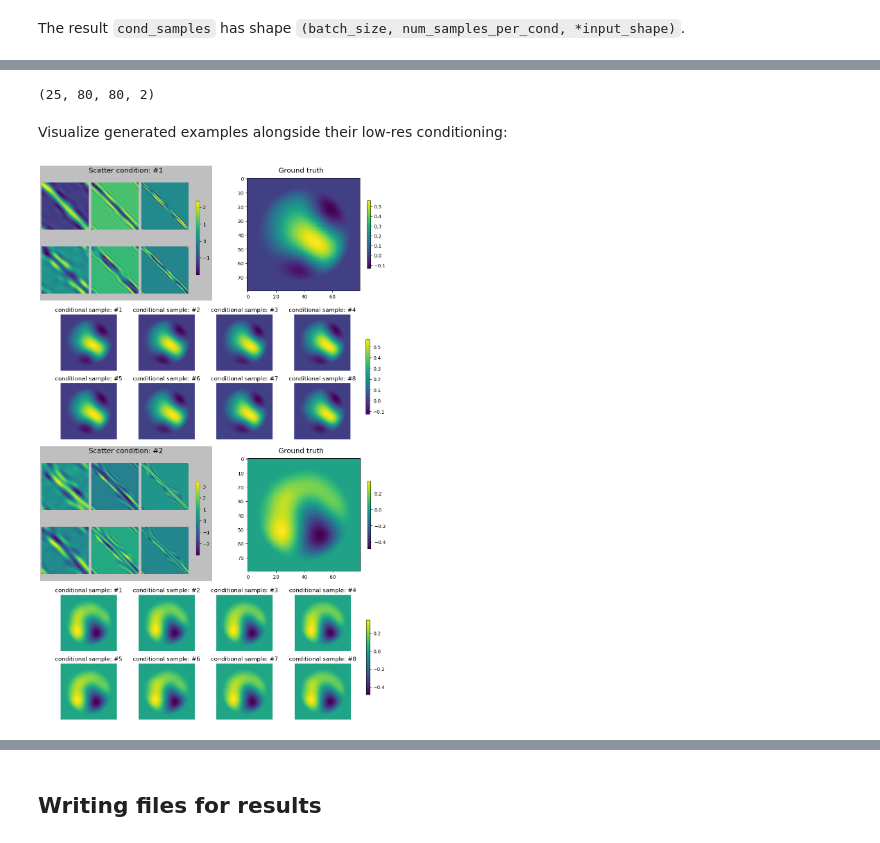
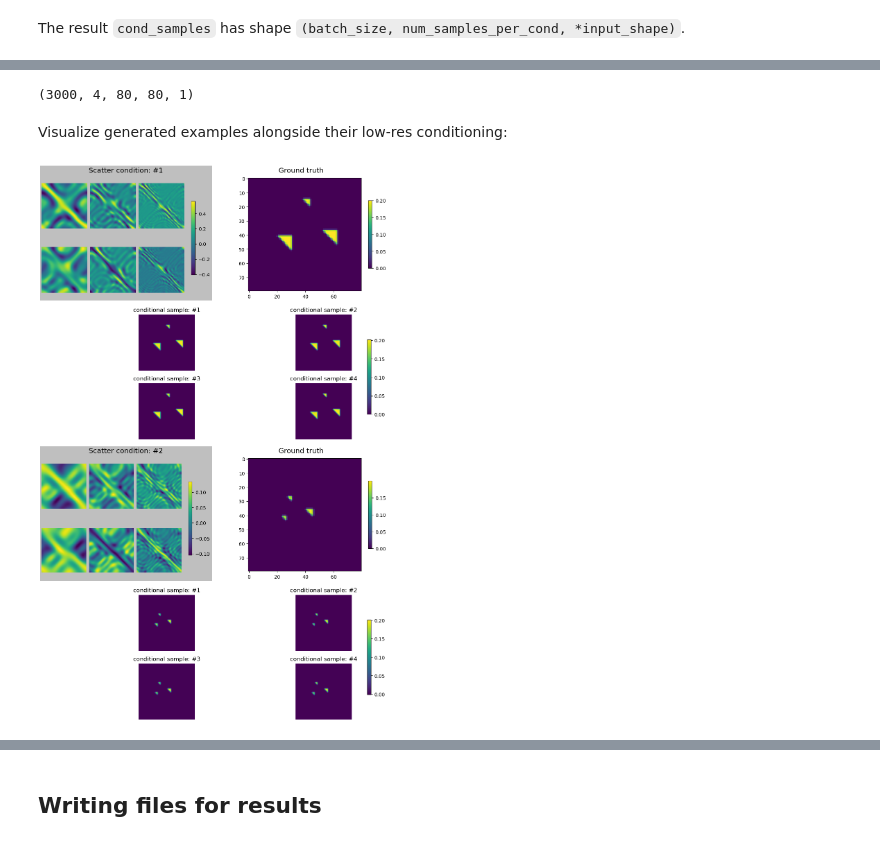
Before and after one commit to maguerrap/Inverse_Scattering, a Jupyter notebook: Notebooks/guided_diffusion_conditional.ipynb, the cells around one changed output, grey strips where cells are left out. Cells and saved outputs as stored; diff of their text form; code cells hidden in the pictures.

```diff
--- a/Notebooks/guided_diffusion_conditional.ipynb
+++ b/Notebooks/guided_diffusion_conditional.ipynb
@@ -298,13 +352,12 @@ scatter_test_norm = scatter_test - np.mean(scatter_train,axis=0)
 # %%
-batch_size_test = 25
+batch_size_test = 100
+test_batch_conds = []
 dict_data_test = {}
 dict_data_test["cond"] = {"channel:scatter": scatter_test_norm}
 dataset_test = tf.data.Dataset.from_tensor_slices(dict_data_test)
-dataset_test = dataset_test.repeat()
 dataset_test = dataset_test.batch(batch_size_test)
 dataset_test = dataset_test.prefetch(tf.data.AUTOTUNE)
 dataset_test = dataset_test.as_numpy_iterator()
-test_batch_cond = next(iter(dataset_test))["cond"]
 # %% [markdown]
 The vectorized generate function is applied to the loaded batch. The vectorization occurs for the leading dimensions of both the random seed and the condition (for those unfamiliarized with vectorized operations in jax, think of a more efficient `for` loop that iterates over the random seeds and batch conditions zipped together).
 # %%
@@ -316,2 +369,14 @@ cond_samples = jax.vmap(generate, in_axes=(0, 0, None))(
+# %%
+cond_samples_all = np.zeros((30,batch_size_test,num_samples_per_cond,80,80,1))
+i = 0
+for batch in dataset_test:
+    test_batch_cond = batch['cond']
+    cond_samples = jax.vmap(generate, in_axes=(0, 0, None))(
+        jax.random.split(jax.random.PRNGKey(8888), batch_size_test),
+        test_batch_cond,
+        None,  # Guidance inputs = None since no guidance transforms involved
+    )
+    cond_samples_all[i,:,:,:,:,:] = cond_samples
+    i += 1
 # %% [markdown]
 The result `cond_samples` has shape `(batch_size, num_samples_per_cond, *input_shape)`.
@@ -322,14 +387,17 @@ print(cond_samples.shape)
 # %%
-cond_samples_denorm = np.zeros((batch_size_test,num_samples_per_cond,80,80,1))
-test_batch_cond_denorm = np.zeros((batch_size_test,80,80,2))
-for i in range(batch_size_test):
-    test_batch_cond_denorm[i,:,:,:] = test_batch_cond["channel:scatter"][i,:,:,:] + np.mean(scatter_train,axis=0)
-    for j in range(num_samples_per_cond):
-        cond_samples_denorm[i,j,:,:,:] = cond_samples[i,j,:,:,:] + np.mean(eta_re_train,axis=0)
+cond_samples_denorm = np.zeros((30,batch_size_test,num_samples_per_cond,80,80,1))
+#test_batch_cond_denorm = np.zeros((30,batch_size_test,80,80,2))
+for k in range(30):
+    for i in range(batch_size_test):
+        #test_batch_cond_denorm[k,i,:,:,:] = test_batch_conds[k]["channel:scatter"][i,:,:,:] + np.mean(scatter_train,axis=0)
+        for j in range(num_samples_per_cond):
+            cond_samples_denorm[k,i,j,:,:,:] = cond_samples_all[k,i,j,:,:,:] + np.mean(eta_re_train,axis=0)
+# %%
+cond_samples_denorm_ = cond_samples_denorm.reshape((3000,4,80,80,1))
 # %%
-test_batch_cond_denorm.shape
+cond_samples_denorm_.shape
 # %% [output]
-(25, 80, 80, 2)
+(3000, 4, 80, 80, 1)
 # %%
 dict_data_test = {}
 dict_data_test["truth"] = {"eta": eta_re_test}
@@ -342,7 +410,7 @@ test_batch_eta = next(iter(dataset_test))["truth"]
 # %% [markdown]
 Visualize generated examples alongside their low-res conditioning:
 # %%
-num_samples_per_cond_plot = 8
+num_samples_per_cond_plot = 4
 fig = plt.figure(layout='constrained', figsize=(10, 16))
 subfigs = fig.subfigures(2, 1, wspace=0.07)
 for i in range(2):
@@ -355,41 +423,41 @@ for i in range(2):
     l = 0
     for k in range(3):
         for j in range(2):
-            im = axsLeft[j,k].imshow(test_batch_cond_denorm[i, :, :, l])#,vmin=-2.5, vmax=2.5)
+            im = axsLeft[j,k].imshow(scatter_test[i, :, :, l])#,vmin=-2.5, vmax=2.5)
             #print(test_batch_cond_denorm[i, :, :, l].shape)
             l += 1
             axsLeft[j,k].axis("off")
     subfigsnest1[0].suptitle(f"Scatter condition: #{i + 1}", fontsize='x-large')
     subfigsnest1[0].colorbar(im,shrink=0.6, ax=axsLeft, location='right')
 
     axsRight = subfigsnest1[1].subplots(1, 1)
-    im_eta = axsRight.imshow(test_batch_eta["eta"][i, :, :, 0])
+    im_eta = axsRight.imshow(eta_re_test[i, :, :, 0])
 
     #subfigs[1].set_facecolor('0.85')
     #subfigs[1].colorbar(pc, shrink=0.6, ax=axsRight)
     subfigsnest1[1].suptitle('Ground truth', fontsize='x-large')
     subfigsnest1[1].colorbar(im_eta,shrink=0.6, ax=axsRight)
     #fig.suptitle('Scatter and ground truth', fontsize='xx-large')
 
     # Plot generated samples.
     ax = subfigsnest[1].subplots(
               2, int(num_samples_per_cond_plot/2))#, figsize=(num_samples_per_cond_plot*2, 4))
     l = 0
     for k in range(2):
         for j in range(int(num_samples_per_cond_plot/2)):
             im = ax[k,j].imshow(
-                 cond_samples_denorm[i, l, :, :, 0])#, vmin=0, vmax=2.5)
+                 cond_samples_denorm_[i, l, :, :, 0])#, vmin=0, vmax=2.5)
             #square = patches.Rectangle(xy=(11, 11), width=7, height=7, fill=False, edgecolor='red')
             ax[k,j].set_title(f"conditional sample: #{l+1}")
             ax[k,j].axis("off")
             l += 1
     subfigsnest[1].colorbar(im, ax=ax[:,:], shrink=0.6, location="right")
 
     #plt.tight_layout()
 #fig.savefig('cond_smooth_sigma_0.04_freq_2.5.png')
 plt.show()
 # %% [output]
-[figure, old version]
+[figure, new version]
 # %%
 std_conds = np.zeros((batch_size_test,80,80))
 for i in range(batch_size_test):
```
Also changed, not shown: parts of 58 cells of this notebook, 2 other files.
